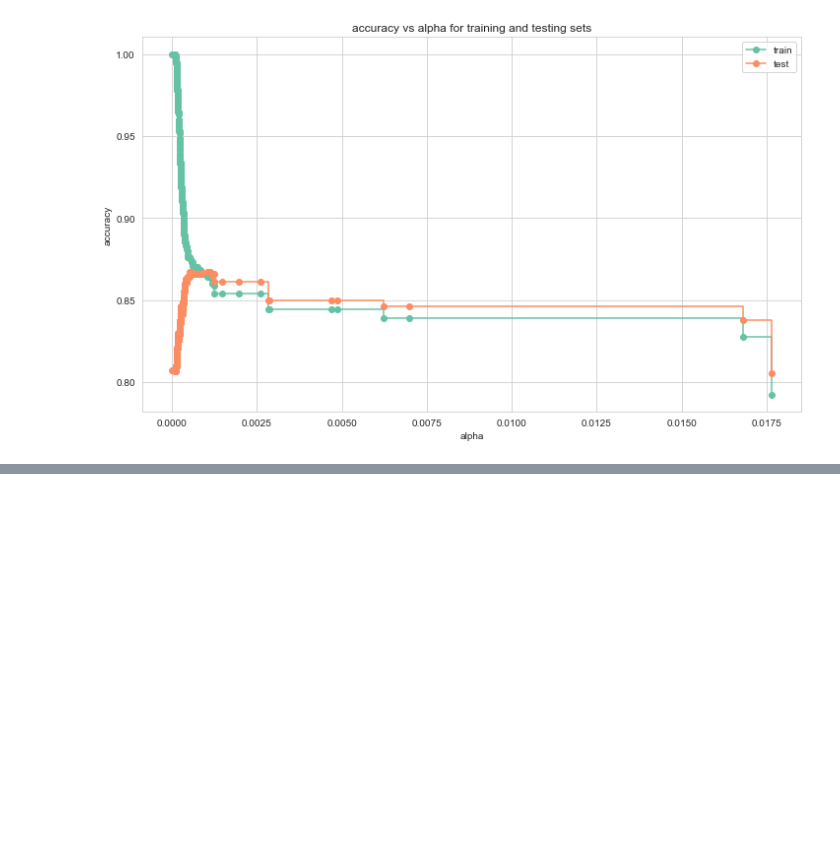
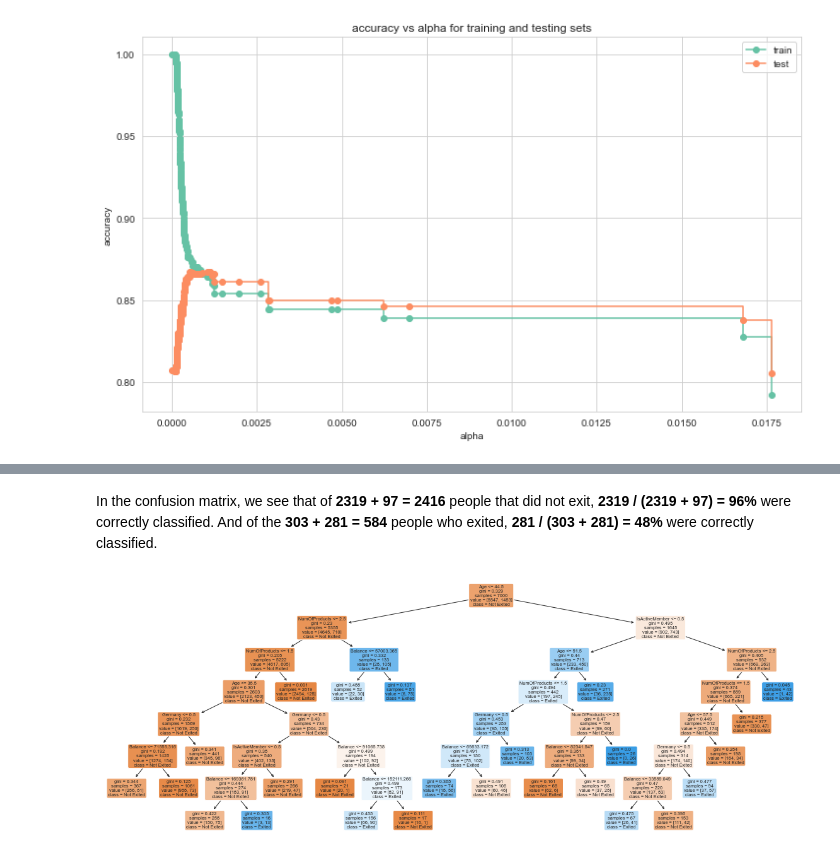
Before and after one commit to mereluo/classfication_bank_user_churn, a Jupyter notebook: 1_EDA.ipynb, the cells around one changed output, grey strips where cells are left out. Saved outputs shown, nothing was run; the diff lists cells and outputs as text; code cells hidden in the pictures; blank space fills up the shorter version.

```diff
--- a/1_EDA.ipynb
+++ b/1_EDA.ipynb
@@ -206,0 +263,11 @@ First, let's demonstrate that different training and testing datasets result in
+# %% [markdown]
+In the confusion matrix, we see that of **2319 + 97 = 2416** people that did not exit, **2319 / (2319 + 97) = 96%** were correctly classified. And of the **303 + 281 = 584** people who exited, **281 / (303 + 281) = 48%** were correctly classified.
+# %%
+plt.figure(figsize=(20, 7.5))
+plot_tree(clf_dt_pruned,
+         filled=True,
+         rounded=True,
+         class_names=['Not Exited','Exited'],
+         feature_names=X.columns);
+# %% [output]
+[figure, added]
```
Also changed, not shown: parts of 14 cells of this notebook.
